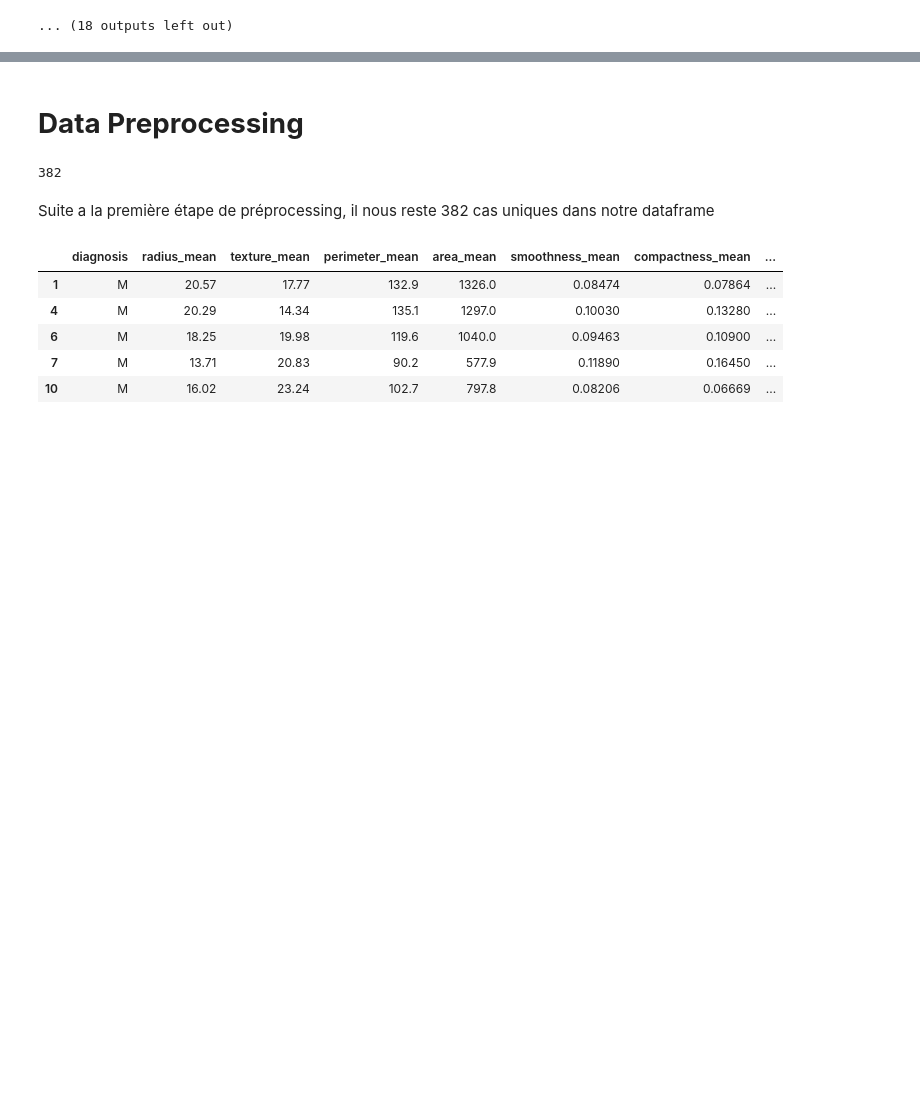
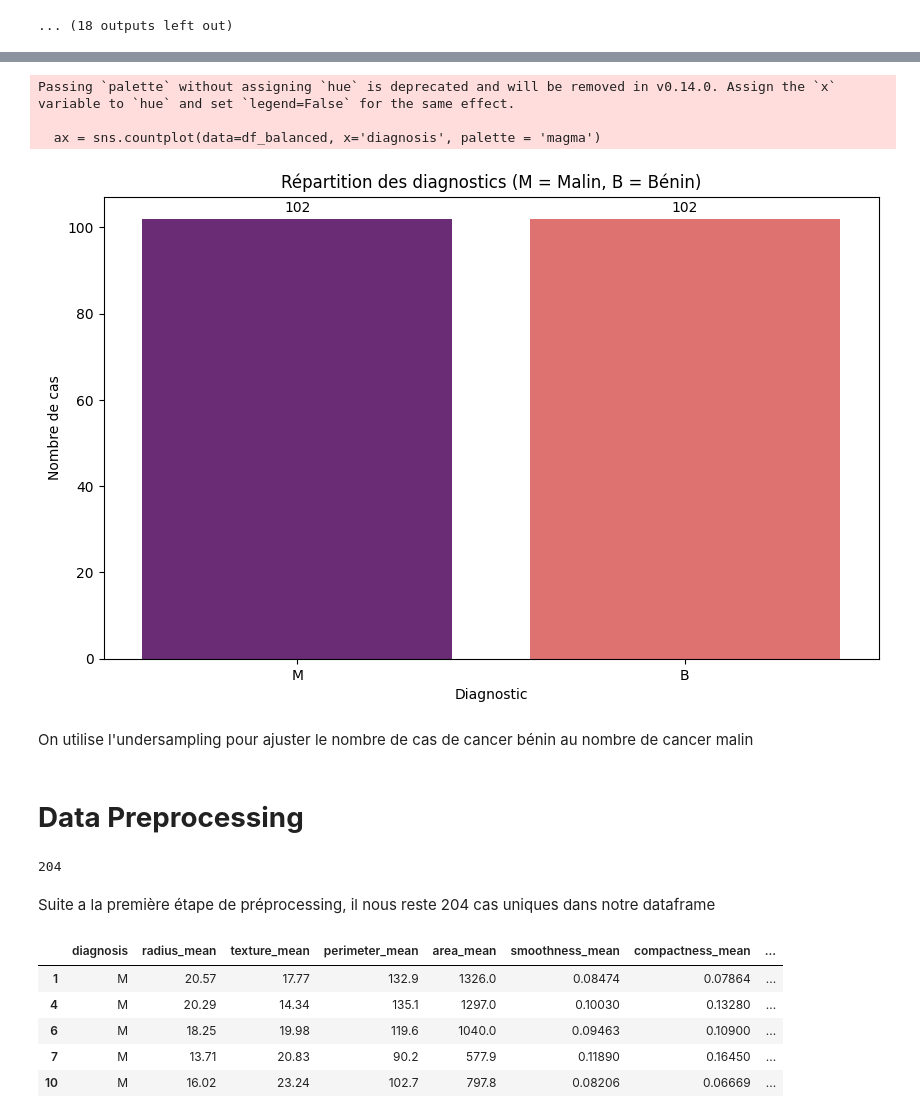
Before and after one commit to sabka95/GenAI, a Jupyter notebook: Week4/Day3/DailyChallenge.ipynb, the cells around one changed output, grey strips where cells are left out. Drawn from its saved outputs; the diff is of its cells as text; code cells hidden in the pictures; blank space fills up the shorter version.

```diff
--- a/Week4/Day3/DailyChallenge.ipynb
+++ b/Week4/Day3/DailyChallenge.ipynb
@@ -185,11 +188,34 @@ la feature diagnostic est unbalenced est devra donc être réajustée
+# %%
+plt.figure(figsize=(10,6))
+ax = sns.countplot(data=df_balanced, x='diagnosis', palette = 'magma')
+
+for p in ax.patches:
+    height = p.get_height()
+    ax.text(
+        p.get_x() + p.get_width() / 2.,
+        height + 1,
+        int(height),
+        ha="center", va="bottom", fontsize=10
+    )
+plt.title('Répartition des diagnostics (M = Malin, B = Bénin)')
+plt.xlabel('Diagnostic')
+plt.ylabel('Nombre de cas')
+plt.show()
+# %% [output]
+Passing `palette` without assigning `hue` is deprecated and will be removed in v0.14.0. Assign the `x` variable to `hue` and set `legend=False` for the same effect.
+
+  ax = sns.countplot(data=df_balanced, x='diagnosis', palette = 'magma')
+[figure, added]
+# %% [markdown]
+On utilise l'undersampling pour ajuster le nombre de cas de cancer bénin au nombre de cancer malin
 # %% [markdown]
 # **Data Preprocessing**
 # %%
-df2.shape[0]
+df_balanced.shape[0]
 # %% [output]
-382
+204
 # %% [markdown]
-Suite a la première étape de préprocessing, il nous reste 382 cas uniques dans notre dataframe
+Suite a la première étape de préprocessing, il nous reste 204 cas uniques dans notre dataframe
 # %%
 pd.set_option('display.max_columns', None)
 
```
Also changed, not shown: parts of 8 cells of this notebook.
